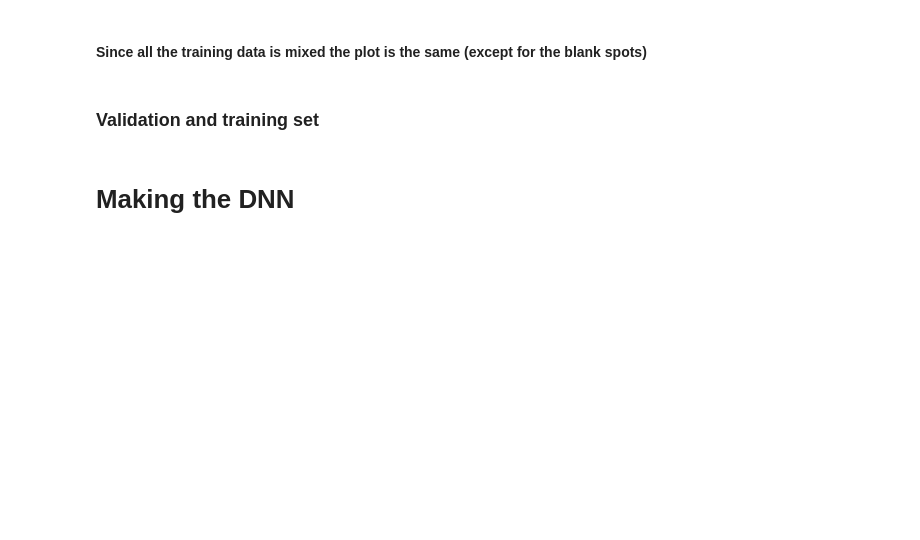
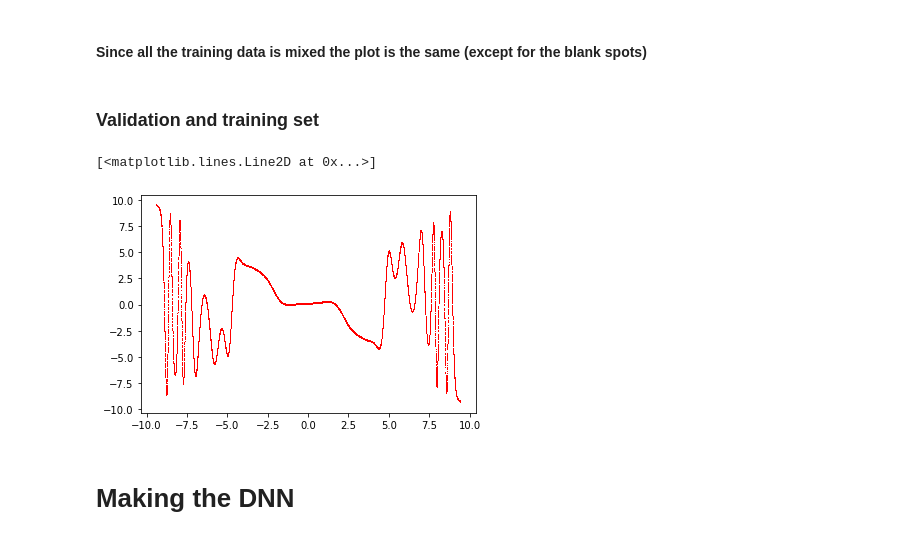
Before and after one commit to sehnemroger/DNN_reg, a Jupyter notebook: deeper_reg_jup.ipynb, the cells around one changed output. Cells and saved outputs as stored; diff of their text form; code cells hidden in the pictures; blank space fills up the shorter version.

```diff
--- a/deeper_reg_jup.ipynb
+++ b/deeper_reg_jup.ipynb
@@ -54,3 +54,8 @@ x_train, x_valid, y_train, y_valid = x_train_full[:int(np.floor(.8*len(x)))], x_
+# %%
+plt.plot(x_train,y_train,',r')
+# %% [output]
+[<matplotlib.lines.Line2D at 0x...>]
+[figure, added]
 # %% [markdown]
 # Making the DNN
 # %% [markdown]
```
Also changed, not shown: parts of 10 cells of this notebook, 2 other files.
